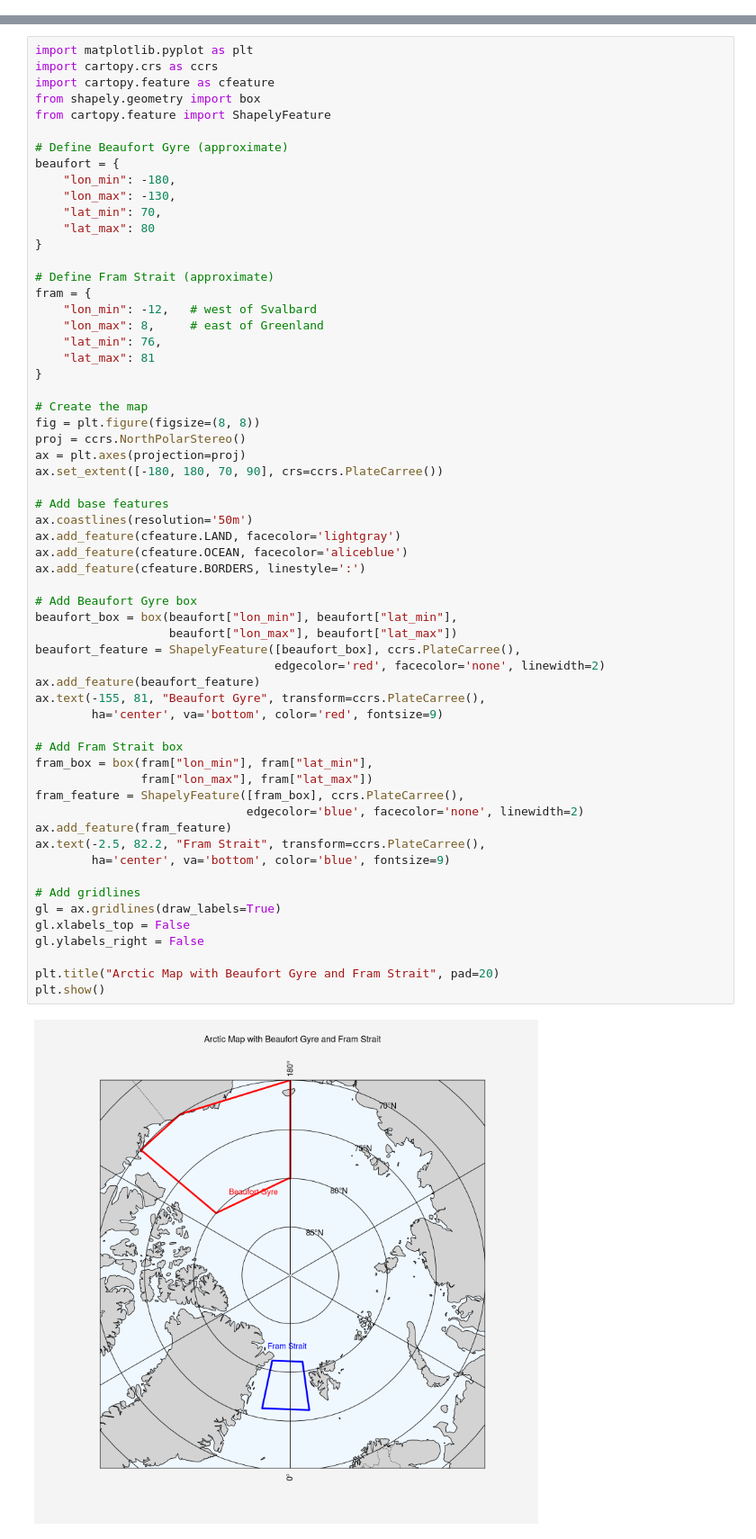
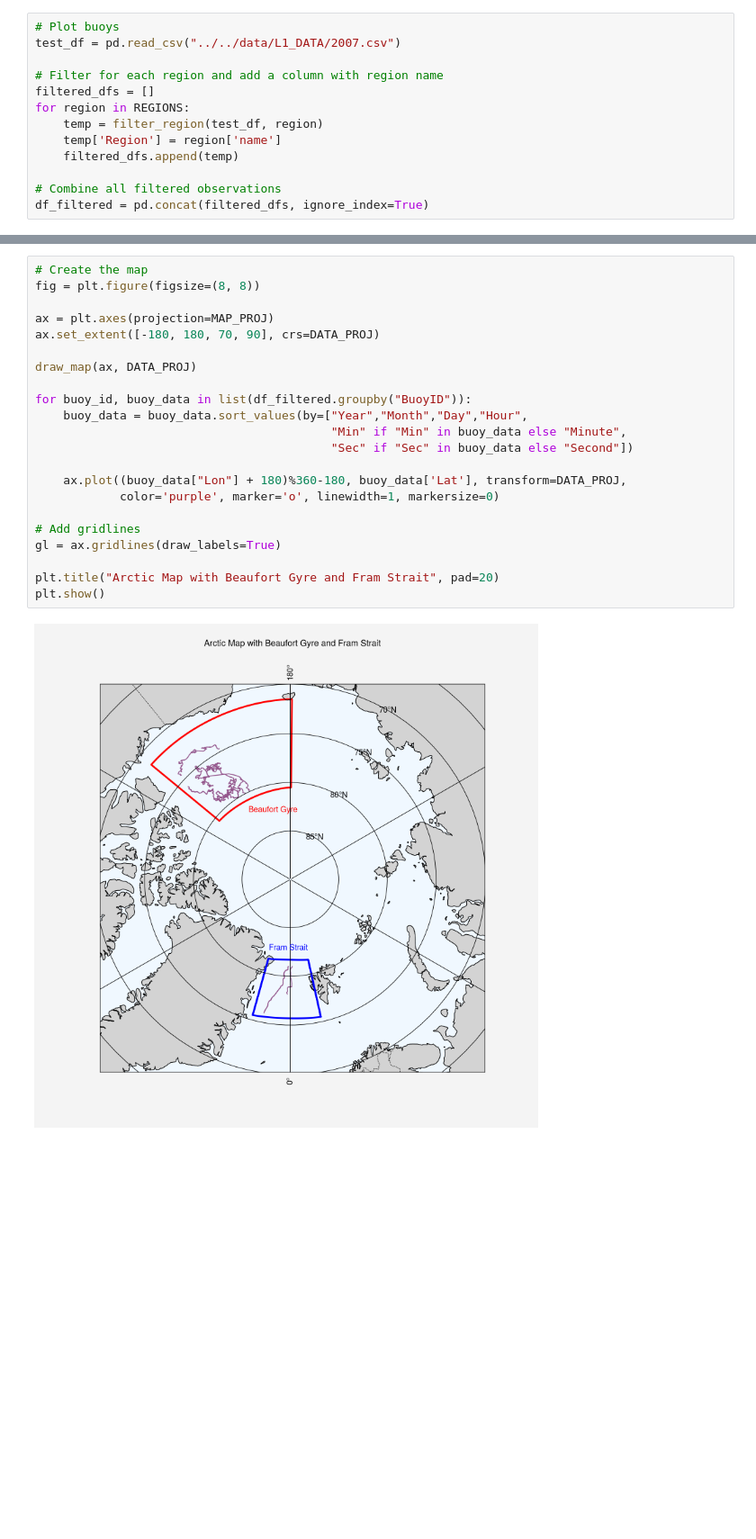
Before and after one commit to awang343/sea-ice-projects, a Jupyter notebook: cloud-motion-estimation/notebooks/mapping.ipynb, the cells around one changed output, grey strips where cells are left out. Shown at 90% size. Drawn from its saved outputs; the diff is of its cells as text; blank space fills up the shorter version.

```diff
--- a/cloud-motion-estimation/notebooks/mapping.ipynb
+++ b/cloud-motion-estimation/notebooks/mapping.ipynb
@@ -13,0 +102,13 @@ from cartopy.feature import ShapelyFeature
+# %%
+# Plot buoys
+test_df = pd.read_csv("../../data/L1_DATA/2007.csv")
+
+# Filter for each region and add a column with region name
+filtered_dfs = []
+for region in REGIONS:
+    temp = filter_region(test_df, region)
+    temp['Region'] = region['name']
+    filtered_dfs.append(temp)
+
+# Combine all filtered observations
+df_filtered = pd.concat(filtered_dfs, ignore_index=True)
@@ -14,62 +117,24 @@ from cartopy.feature import ShapelyFeature
 # %%
-import matplotlib.pyplot as plt
-import cartopy.crs as ccrs
-import cartopy.feature as cfeature
-from shapely.geometry import box
-from cartopy.feature import ShapelyFeature
-
-# Define Beaufort Gyre (approximate)
-beaufort = {
-    "lon_min": -180,
-    "lon_max": -130,
-    "lat_min": 70,
-    "lat_max": 80
-}
-
-# Define Fram Strait (approximate)
-fram = {
-    "lon_min": -12,   # west of Svalbard
-    "lon_max": 8,     # east of Greenland
-    "lat_min": 76,
-    "lat_max": 81
-}
-
 # Create the map
 fig = plt.figure(figsize=(8, 8))
-proj = ccrs.NorthPolarStereo()
-ax = plt.axes(projection=proj)
-ax.set_extent([-180, 180, 70, 90], crs=ccrs.PlateCarree())
 
-# Add base features
-ax.coastlines(resolution='50m')
-ax.add_feature(cfeature.LAND, facecolor='lightgray')
-ax.add_feature(cfeature.OCEAN, facecolor='aliceblue')
-ax.add_feature(cfeature.BORDERS, linestyle=':')
+ax = plt.axes(projection=MAP_PROJ)
+ax.set_extent([-180, 180, 70, 90], crs=DATA_PROJ)
 
-# Add Beaufort Gyre box
-beaufort_box = box(beaufort["lon_min"], beaufort["lat_min"],
-                   beaufort["lon_max"], beaufort["lat_max"])
-beaufort_feature = ShapelyFeature([beaufort_box], ccrs.PlateCarree(),
-                                  edgecolor='red', facecolor='none', linewidth=2)
-ax.add_feature(beaufort_feature)
-ax.text(-155, 81, "Beaufort Gyre", transform=ccrs.PlateCarree(),
-        ha='center', va='bottom', color='red', fontsize=9)
+draw_map(ax, DATA_PROJ)
 
-# Add Fram Strait box
-fram_box = box(fram["lon_min"], fram["lat_min"],
-               fram["lon_max"], fram["lat_max"])
-fram_feature = ShapelyFeature([fram_box], ccrs.PlateCarree(),
-                              edgecolor='blue', facecolor='none', linewidth=2)
-ax.add_feature(fram_feature)
-ax.text(-2.5, 82.2, "Fram Strait", transform=ccrs.PlateCarree(),
-        ha='center', va='bottom', color='blue', fontsize=9)
+for buoy_id, buoy_data in list(df_filtered.groupby("BuoyID")):
+    buoy_data = buoy_data.sort_values(by=["Year","Month","Day","Hour",
+                                          "Min" if "Min" in buoy_data else "Minute",
+                                          "Sec" if "Sec" in buoy_data else "Second"])
+
+    ax.plot((buoy_data["Lon"] + 180)%360-180, buoy_data['Lat'], transform=DATA_PROJ,
+            color='purple', marker='o', linewidth=1, markersize=0)
 
 # Add gridlines
 gl = ax.gridlines(draw_labels=True)
-gl.xlabels_top = False
-gl.ylabels_right = False
 
 plt.title("Arctic Map with Beaufort Gyre and Fram Strait", pad=20)
 plt.show()
 # %% [output]
-[figure, old version]
+[figure, new version]
```
Also changed, not shown: parts of 10 cells of this notebook.
